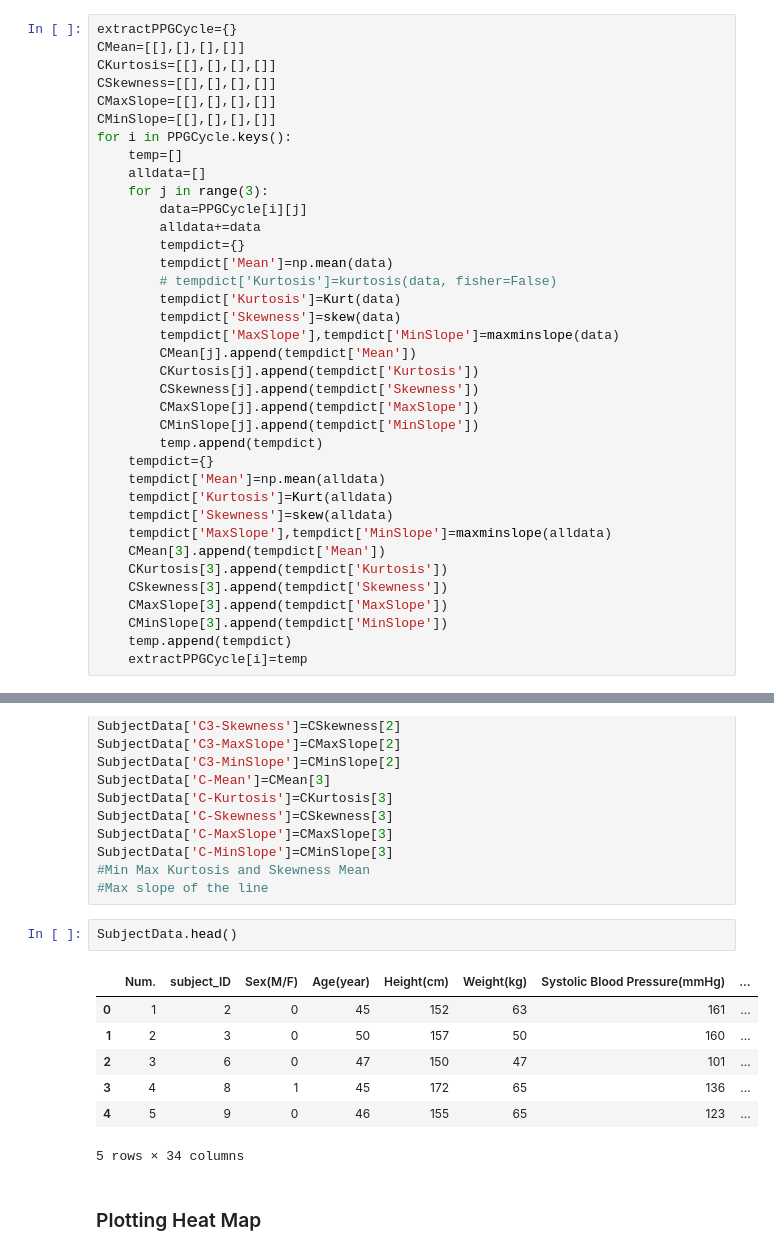
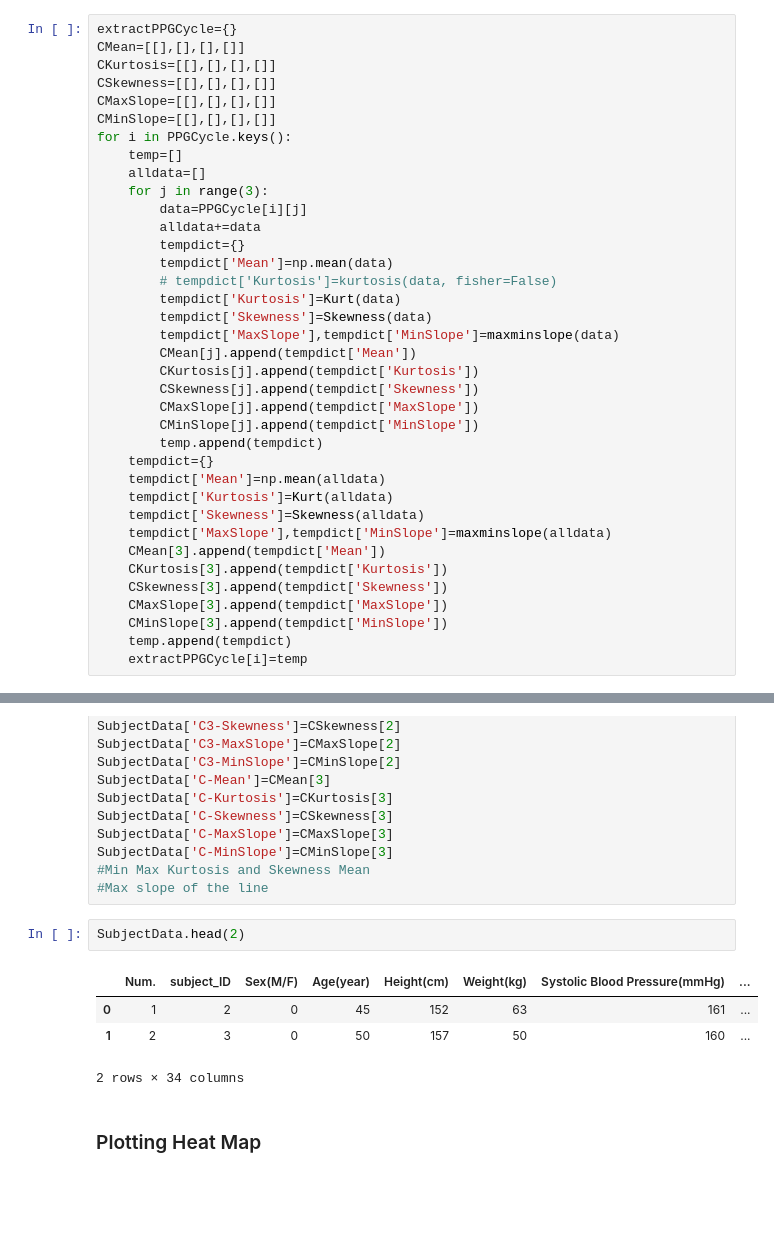
Before and after one commit to anand-bachker/MLA-PPG, a Jupyter notebook: main.ipynb, the cells around one changed output, grey strips where cells are left out. Drawn from its saved outputs; the diff is of its cells as text; blank space fills up the shorter version.

```diff
--- a/main.ipynb
+++ b/main.ipynb
@@ -125,7 +170,7 @@ for i in PPGCycle.keys():
         tempdict['Mean']=np.mean(data)
         # tempdict['Kurtosis']=kurtosis(data, fisher=False)
         tempdict['Kurtosis']=Kurt(data)
-        tempdict['Skewness']=skew(data)
+        tempdict['Skewness']=Skewness(data)
         tempdict['MaxSlope'],tempdict['MinSlope']=maxminslope(data)
         CMean[j].append(tempdict['Mean'])
         CKurtosis[j].append(tempdict['Kurtosis'])
@@ -136,7 +181,7 @@ for i in PPGCycle.keys():
     tempdict={}
     tempdict['Mean']=np.mean(alldata)
     tempdict['Kurtosis']=Kurt(alldata)
-    tempdict['Skewness']=skew(alldata)
+    tempdict['Skewness']=Skewness(alldata)
     tempdict['MaxSlope'],tempdict['MinSlope']=maxminslope(alldata)
     CMean[3].append(tempdict['Mean'])
     CKurtosis[3].append(tempdict['Kurtosis'])
@@ -171,15 +216,12 @@ SubjectData['C-MinSlope']=CMinSlope[3]
 #Min Max Kurtosis and Skewness Mean
 #Max slope of the line
 # %%
-SubjectData.head()
+SubjectData.head(2)
 # %% [output]
 |  | Num. | subject_ID | Sex(M/F) | Age(year) | Height(cm) | Weight(kg) | Systolic Blood Pressure(mmHg) | ... |
 | 0 | 1 | 2 | 0 | 45 | 152 | 63 | 161 | ... |
 | 1 | 2 | 3 | 0 | 50 | 157 | 50 | 160 | ... |
-| 2 | 3 | 6 | 0 | 47 | 150 | 47 | 101 | ... |
-| 3 | 4 | 8 | 1 | 45 | 172 | 65 | 136 | ... |
-| 4 | 5 | 9 | 0 | 46 | 155 | 65 | 123 | ... |
-5 rows × 34 columns
+2 rows × 34 columns
 # %% [markdown]
 ### Plotting Heat Map
 # %%
```
Also changed, not shown: parts of 5 cells of this notebook.
